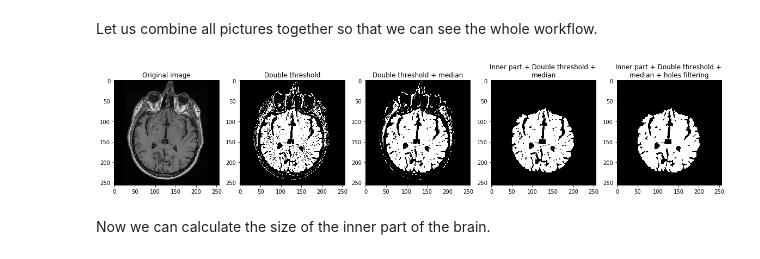
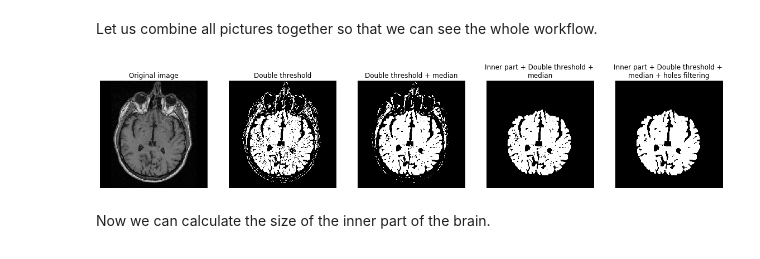
Before and after one commit to oganesManasian/Image-analysis-and-pattern-recognition, a Jupyter notebook: labs/lab_01_segmentation.ipynb, the cells around one changed output. Cells and saved outputs as stored; diff of their text form; code cells hidden in the pictures.

```diff
--- a/labs/lab_01_segmentation.ipynb
+++ b/labs/lab_01_segmentation.ipynb
@@ -254,20 +253,21 @@ Let us combine all pictures together so that we can see the whole workflow.
 # %%
 titles = ["Original image", "Double threshold", "Double threshold + median",
           "Inner part + Double threshold + \nmedian", "Inner part + Double threshold + \nmedian + holes filtering"]
 
 masks = [brain_im,
          brain_mask_double,
          brain_mask_double_filtered,
          inner_brain_mask_double_filtered,
          inner_brain_double]
 
 fig, ax = plt.subplots(1, len(masks), figsize=(20, 10))
 
 for i in range(len(masks)):
     ax[i].imshow(masks[i], cmap='gray')
     ax[i].set_title(titles[i])
+    ax[i].axis('off')
 # %% [output]
-[figure, old version]
+[figure, new version]
 # %% [markdown]
 Now we can calculate the size of the inner part of the brain.
 # %%
```
Also changed, not shown: parts of 29 cells of this notebook.
